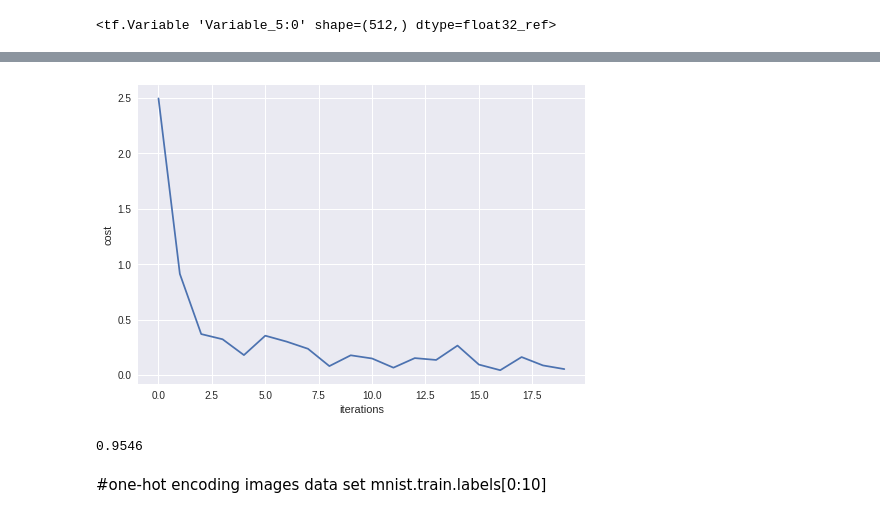
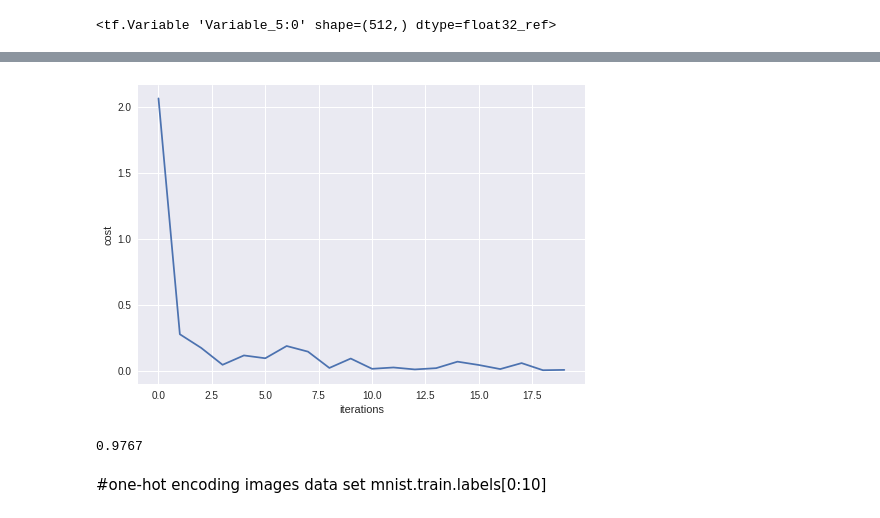
Before and after one commit to arpit7714/linearregression, a Jupyter notebook: new2.ipynb, the cells around one changed output, grey strips where cells are left out. Saved outputs shown, nothing was run; the diff lists cells and outputs as text; code cells hidden in the pictures.

Commit message:
improved cost curve

```diff
--- a/new2.ipynb
+++ b/new2.ipynb
@@ -39,7 +39,9 @@ n_hidden4=64
 n_output=10
 # %%
 #hyperparameters reamins constant during the process of training
-learning_rate=1e-4
+import math
+step = tf.placeholder(tf.int32)
+learning_rate=0.0001 +  tf.train.exponential_decay(0.003, step, 2000, 1/math.e)
 epoch=1000
 batch_size=64
 dropout=0.5
@@ -116,7 +118,7 @@ import matplotlib.pyplot as plt
 costlist=[]
 for i in range(2000):
   batch_x,batch_y=mnist.train.next_batch(batch_size)
-  sess.run(train_step,feed_dict={X:batch_x,Y:batch_y,keep_prob:dropout})
+  sess.run(train_step,feed_dict={X:batch_x,Y:batch_y,keep_prob:dropout,step:i})
   if i%100==0:
     minibatch_loss,minbatch_accuracy=sess.run([cost,accuracy],feed_dict={X:batch_x,Y:batch_y,keep_prob:1.0})
     print("iteration",str(i),"\t LOSS=",str(minibatch_loss),"\tAccuracy =",str(minbatch_accuracy))
@@ -152,4 +154,4 @@ iteration 1900   LOSS= 0.05346608       Accuracy = 1.0
-[figure, old version]
+[figure, new version]
 # %%
 import numpy as np
 #prediction1 = sess.runtf.argmax(layer_5,1), feed_dict={X: img})
@@ -182,7 +184,7 @@ print(str(accu))
 
   #print(np.squeeze(prediction1),end='')
 # %% [output]
-0.9546
+0.9767
 # %% [markdown]
 #one-hot encoding images data set
 mnist.train.labels[0:10]
```
Also changed, not shown: parts of 3 cells of this notebook.
